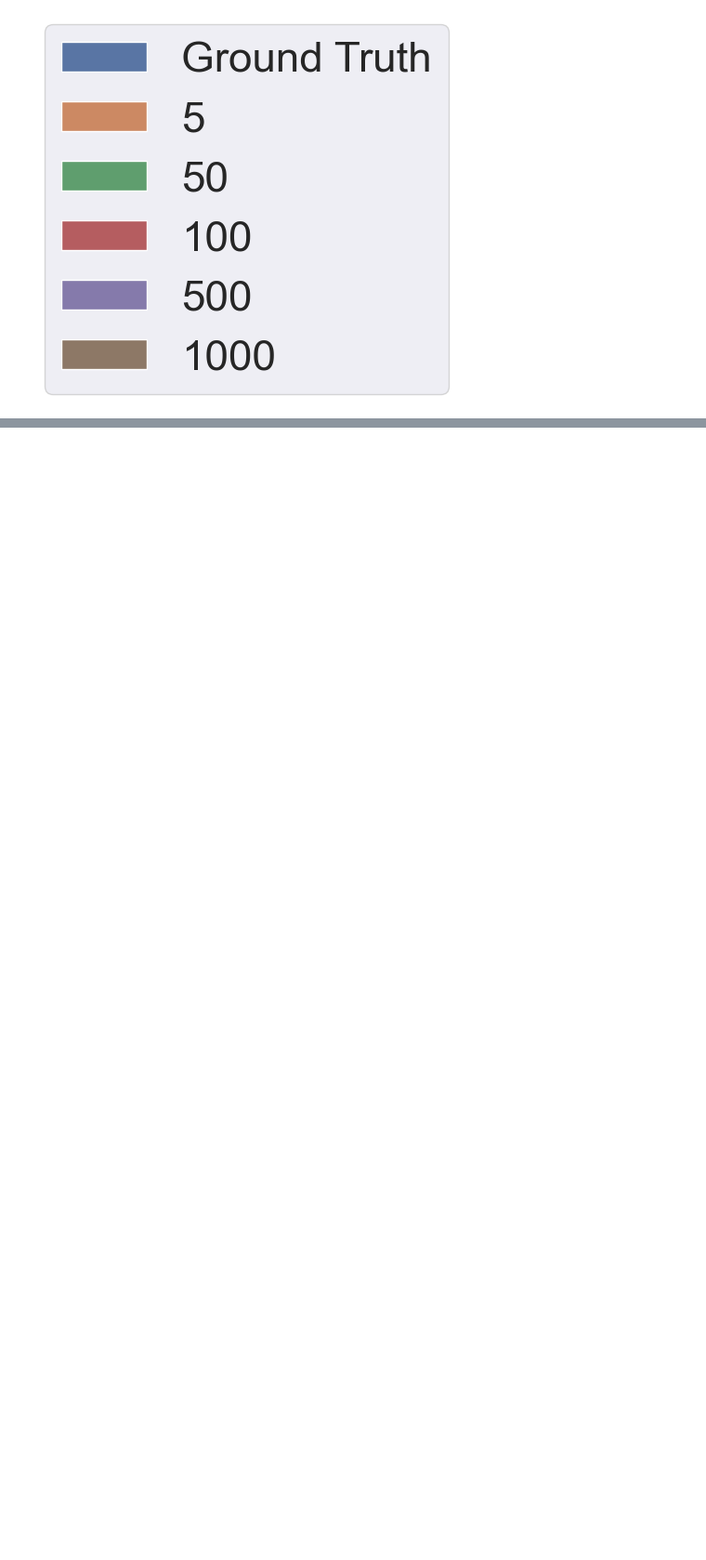
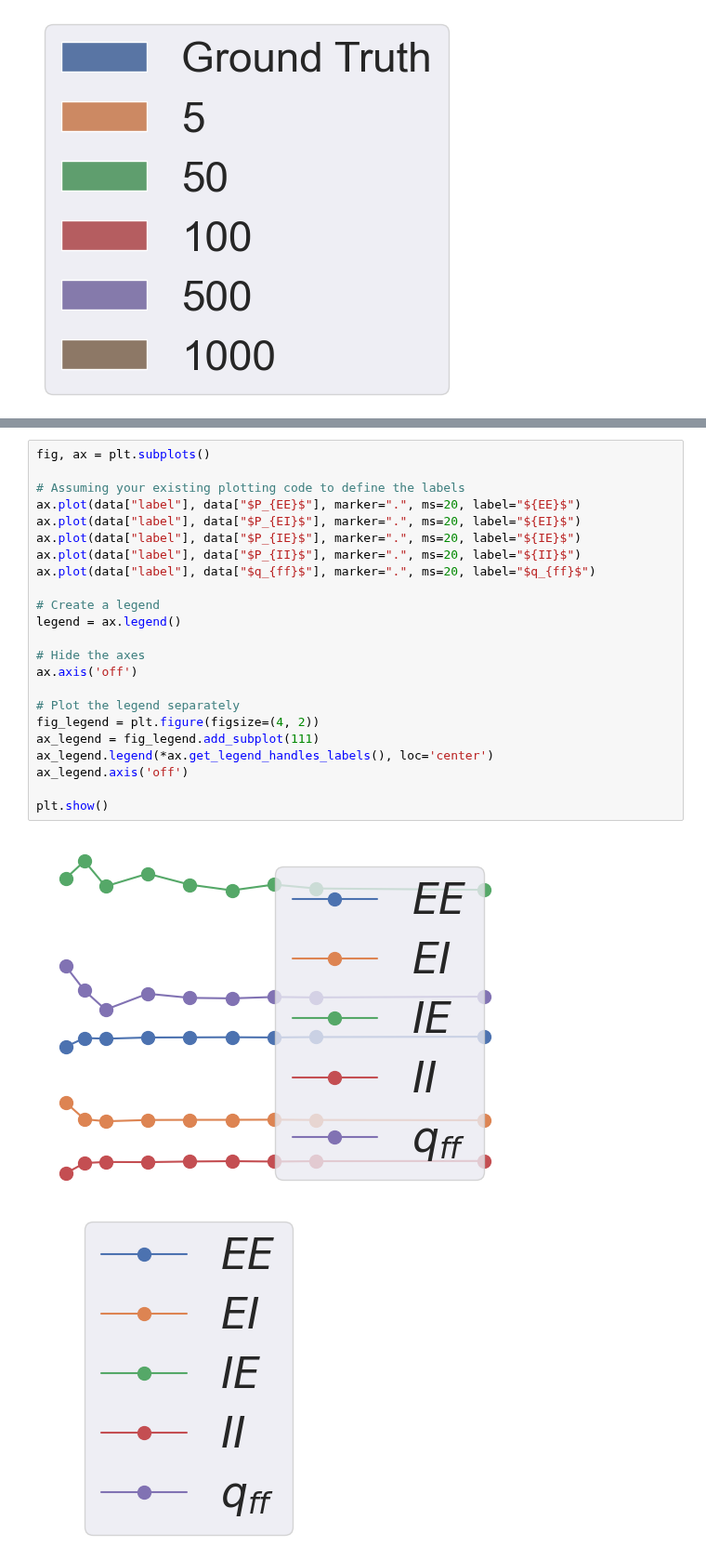
Before and after one commit to paopaoch/Mouse-V1, a Jupyter notebook: plot_scripts/data_sample_size_loss.ipynb, the cells around one changed output, grey strips where cells are left out. Shown at 93% size. Saved outputs shown, nothing was run; the diff lists cells and outputs as text; blank space fills up the shorter version.

```diff
--- a/plot_scripts/data_sample_size_loss.ipynb
+++ b/plot_scripts/data_sample_size_loss.ipynb
@@ -212,0 +265,26 @@ get_legend(df)
+# %%
+fig, ax = plt.subplots()
+
+# Assuming your existing plotting code to define the labels
+ax.plot(data["label"], data["$P_{EE}$"], marker=".", ms=20, label="${EE}$")
+ax.plot(data["label"], data["$P_{EI}$"], marker=".", ms=20, label="${EI}$")
+ax.plot(data["label"], data["$P_{IE}$"], marker=".", ms=20, label="${IE}$")
+ax.plot(data["label"], data["$P_{II}$"], marker=".", ms=20, label="${II}$")
+ax.plot(data["label"], data["$q_{ff}$"], marker=".", ms=20, label="$q_{ff}$")
+
+# Create a legend
+legend = ax.legend()
+
+# Hide the axes
+ax.axis('off')
+
+# Plot the legend separately
+fig_legend = plt.figure(figsize=(4, 2))
+ax_legend = fig_legend.add_subplot(111)
+ax_legend.legend(*ax.get_legend_handles_labels(), loc='center')
+ax_legend.axis('off')
+
+plt.show()
+# %% [output]
+[figure, added]
+[figure, added]
```
Also changed, not shown: parts of 8 cells of this notebook, 7 other files.
